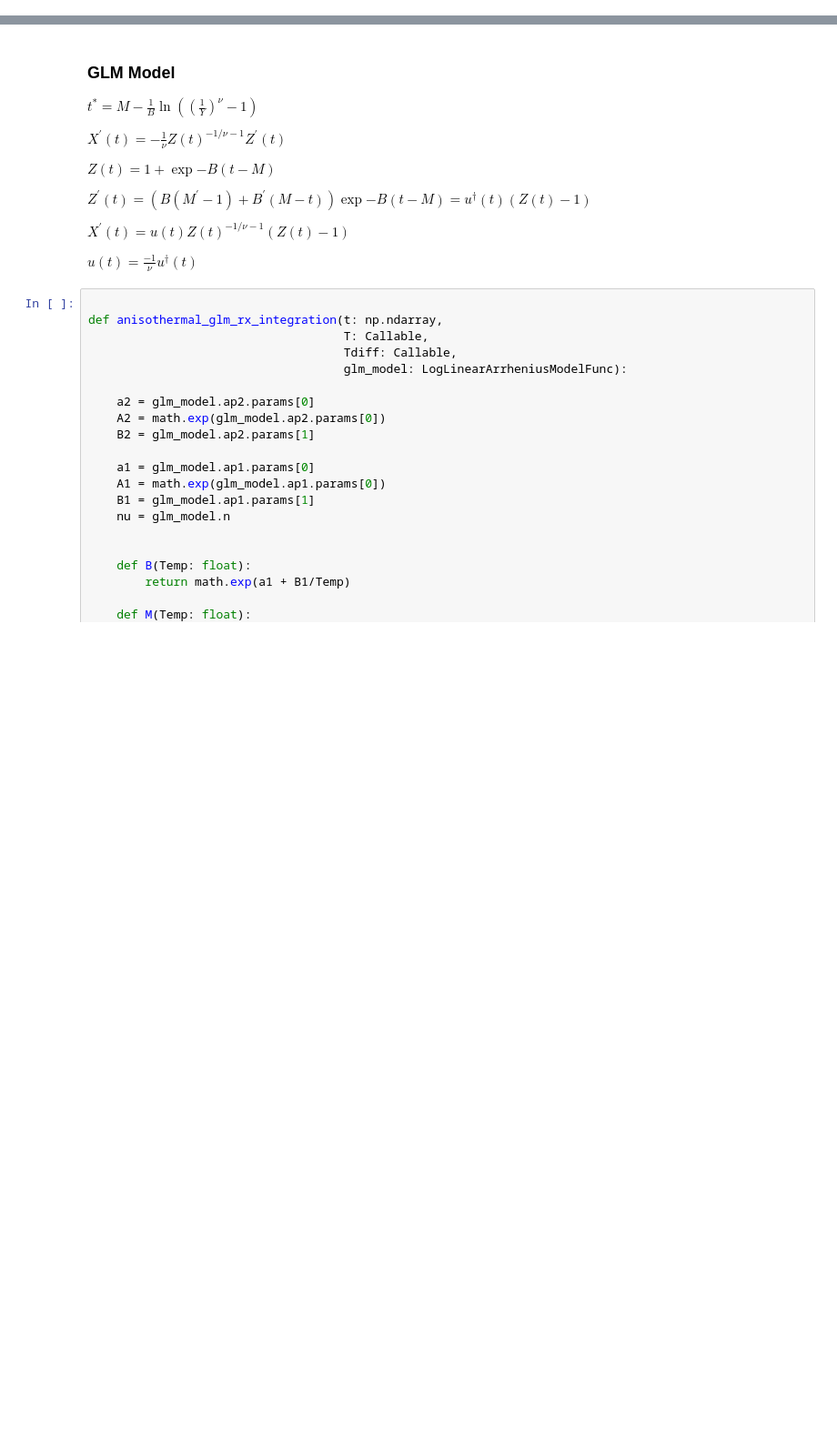
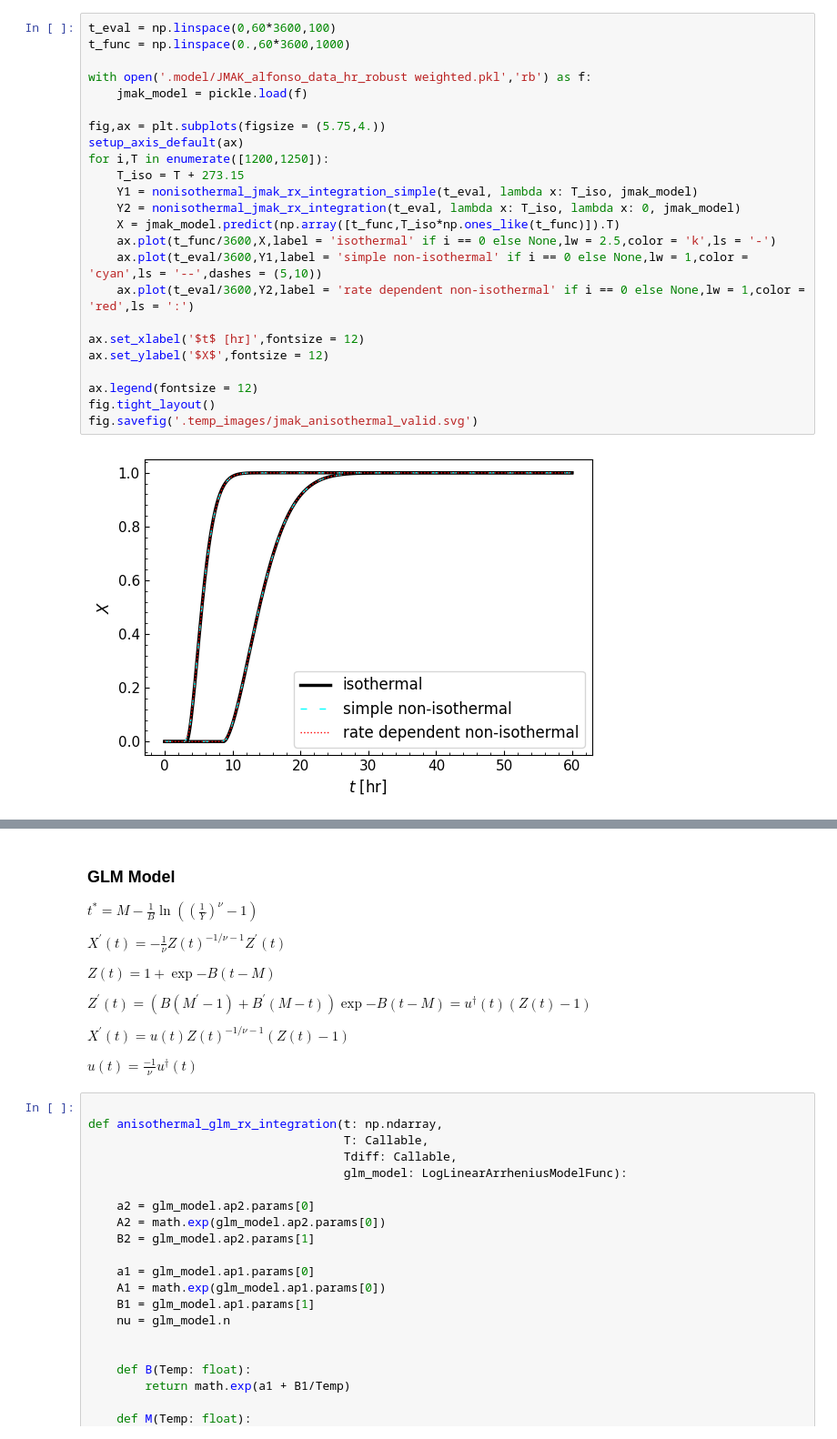
Before and after one commit to ml-ME-gatech/modeling_tungsten, a Jupyter notebook: recrystallization/non-isothermal_rx.ipynb, the cells around one changed output, grey strips where cells are left out. Shown: that part at 91% size. Drawn from its saved outputs; the diff is of its cells as text; blank space fills up the shorter version.

```diff
--- a/recrystallization/non-isothermal_rx.ipynb
+++ b/recrystallization/non-isothermal_rx.ipynb
@@ -152,0 +240,26 @@ fig.tight_layout()
+# %%
+t_eval = np.linspace(0,60*3600,100)
+t_func = np.linspace(0.,60*3600,1000)
+
+with open('.model/JMAK_alfonso_data_hr_robust weighted.pkl','rb') as f:
+    jmak_model = pickle.load(f)
+
+fig,ax = plt.subplots(figsize = (5.75,4.))
+setup_axis_default(ax)
+for i,T in enumerate([1200,1250]):
+    T_iso = T + 273.15
+    Y1 = nonisothermal_jmak_rx_integration_simple(t_eval, lambda x: T_iso, jmak_model)
+    Y2 = nonisothermal_jmak_rx_integration(t_eval, lambda x: T_iso, lambda x: 0, jmak_model)
+    X = jmak_model.predict(np.array([t_func,T_iso*np.ones_like(t_func)]).T)
+    ax.plot(t_func/3600,X,label = 'isothermal' if i == 0 else None,lw = 2.5,color = 'k',ls = '-')
+    ax.plot(t_eval/3600,Y1,label = 'simple non-isothermal' if i == 0 else None,lw = 1,color = 'cyan',ls = '--',dashes = (5,10))
+    ax.plot(t_eval/3600,Y2,label = 'rate dependent non-isothermal' if i == 0 else None,lw = 1,color = 'red',ls = ':')
+
+ax.set_xlabel('$t$ [hr]',fontsize = 12)
+ax.set_ylabel('$X$',fontsize = 12)
+
+ax.legend(fontsize = 12)
+fig.tight_layout()
+fig.savefig('.temp_images/jmak_anisothermal_valid.svg')
+# %% [output]
+[figure, added]
```
Also changed, not shown: parts of 8 cells of this notebook, 3 other files.
